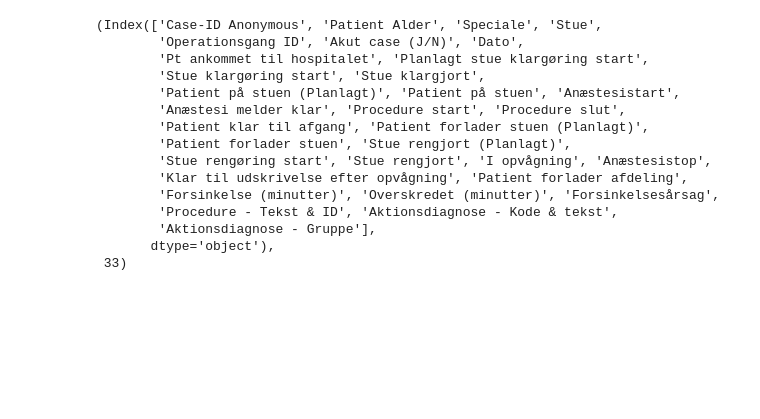
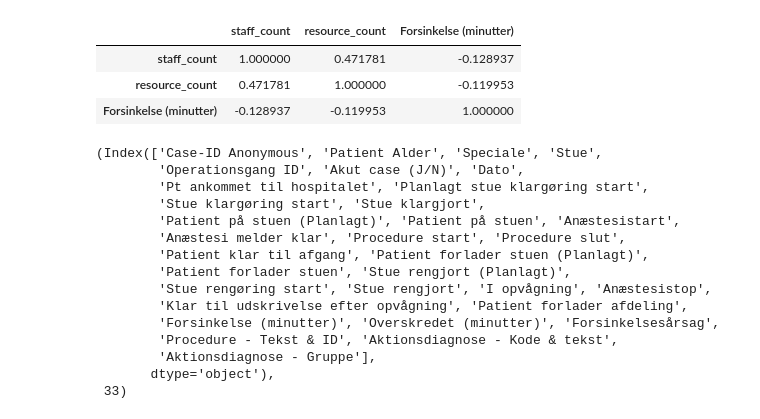
Before and after one commit to killermort9/AnalyticsToAction, a Jupyter notebook: Rakel.ipynb, the cells around one changed output. Cells and saved outputs as stored; diff of their text form; code cells hidden in the pictures; blank space fills up the shorter version.

```diff
--- a/Rakel.ipynb
+++ b/Rakel.ipynb
@@ -15,3 +46,10 @@ df_complete = pd.read_csv("../Data and descriptions/Case Rigshospitalet - Comple
+# %%
+df_complete[["staff_count","resource_count","Forsinkelse (minutter)"]].corr()
+# %% [output]
+|  | staff_count | resource_count | Forsinkelse (minutter) |
+| staff_count | 1.000000 | 0.471781 | -0.128937 |
+| resource_count | 0.471781 | 1.000000 | -0.119953 |
+| Forsinkelse (minutter) | -0.128937 | -0.119953 | 1.000000 |
 # %%
 df_complete_wo = df_complete.drop(columns=[col for col in df_complete.columns if col.startswith("Ressource")])
 df_complete_wo = df_complete_wo.drop(columns=[col for col in df_complete_wo.columns if col.startswith("Staff")])
```
Also changed, not shown: parts of 8 cells of this notebook.
